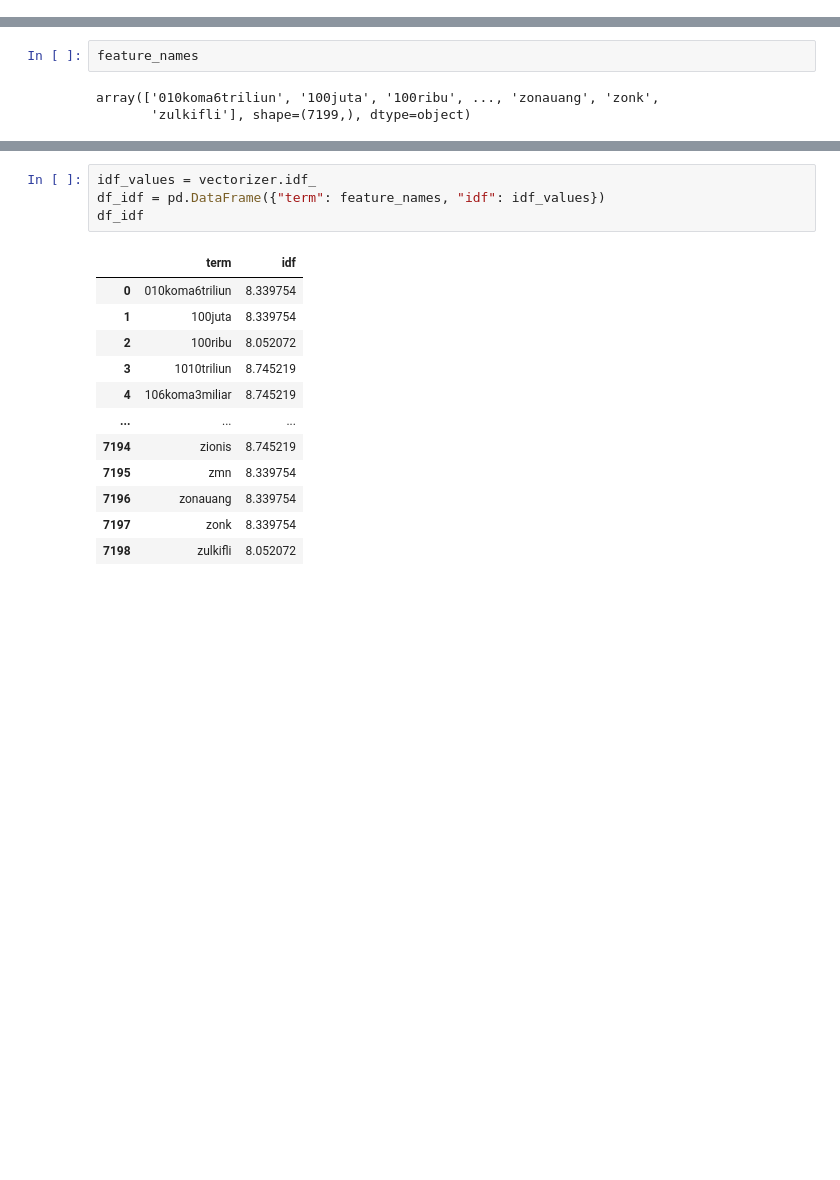
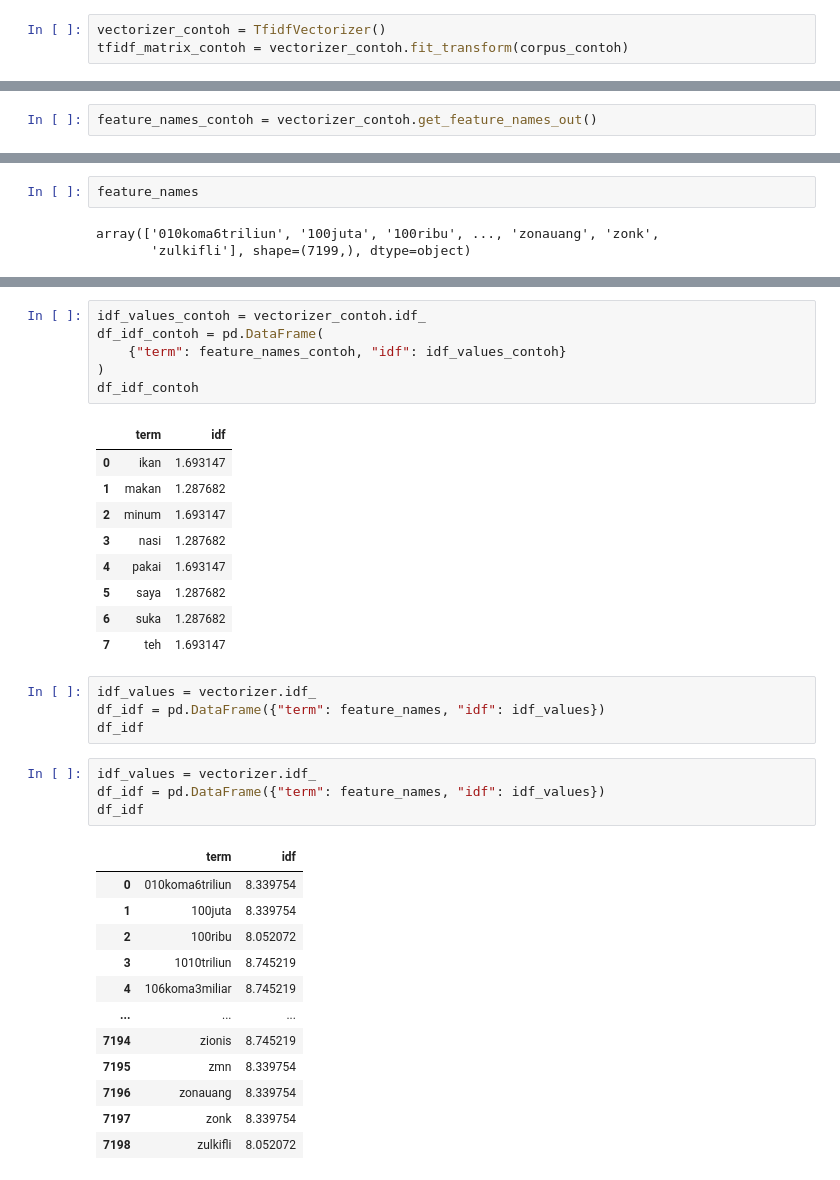
Before and after one commit to adinmusababa/Scraping-Shopee-new, a Jupyter notebook: politik.ipynb, the cells around one changed output, grey strips where cells are left out. Drawn from its saved outputs; the diff is of its cells as text; blank space fills up the shorter version.

```diff
--- a/politik.ipynb
+++ b/politik.ipynb
@@ -1138,5 +1130,8 @@ for i, item in enumerate(corpus):
 # %%
 vectorizer = TfidfVectorizer()
+# %%
+vectorizer_contoh = TfidfVectorizer()
+tfidf_matrix_contoh = vectorizer_contoh.fit_transform(corpus_contoh)
 # %%
 tfidf_matrix = vectorizer.fit_transform(corpus)
 tfidf_matrix
@@ -1146,3 +1141,5 @@ tfidf_matrix
+# %%
+feature_names_contoh = vectorizer_contoh.get_feature_names_out()
 # %%
 feature_names = vectorizer.get_feature_names_out()
 # %%
@@ -1153,3 +1161,23 @@ array(['010koma6triliun', '100juta', '100ribu', ..., 'zonauang', 'zonk',
+# %%
+idf_values_contoh = vectorizer_contoh.idf_
+df_idf_contoh = pd.DataFrame(
+    {"term": feature_names_contoh, "idf": idf_values_contoh}
+)
+df_idf_contoh
+# %% [output]
+|  | term | idf |
+| 0 | ikan | 1.693147 |
+| 1 | makan | 1.287682 |
+| 2 | minum | 1.693147 |
+| 3 | nasi | 1.287682 |
+| 4 | pakai | 1.693147 |
+| 5 | saya | 1.287682 |
+| 6 | suka | 1.287682 |
+| 7 | teh | 1.693147 |
+# %%
+idf_values = vectorizer.idf_
+df_idf = pd.DataFrame({"term": feature_names, "idf": idf_values})
+df_idf
 # %%
 idf_values = vectorizer.idf_
 df_idf = pd.DataFrame({"term": feature_names, "idf": idf_values})
```
Also changed, not shown: parts of 35 cells of this notebook.
